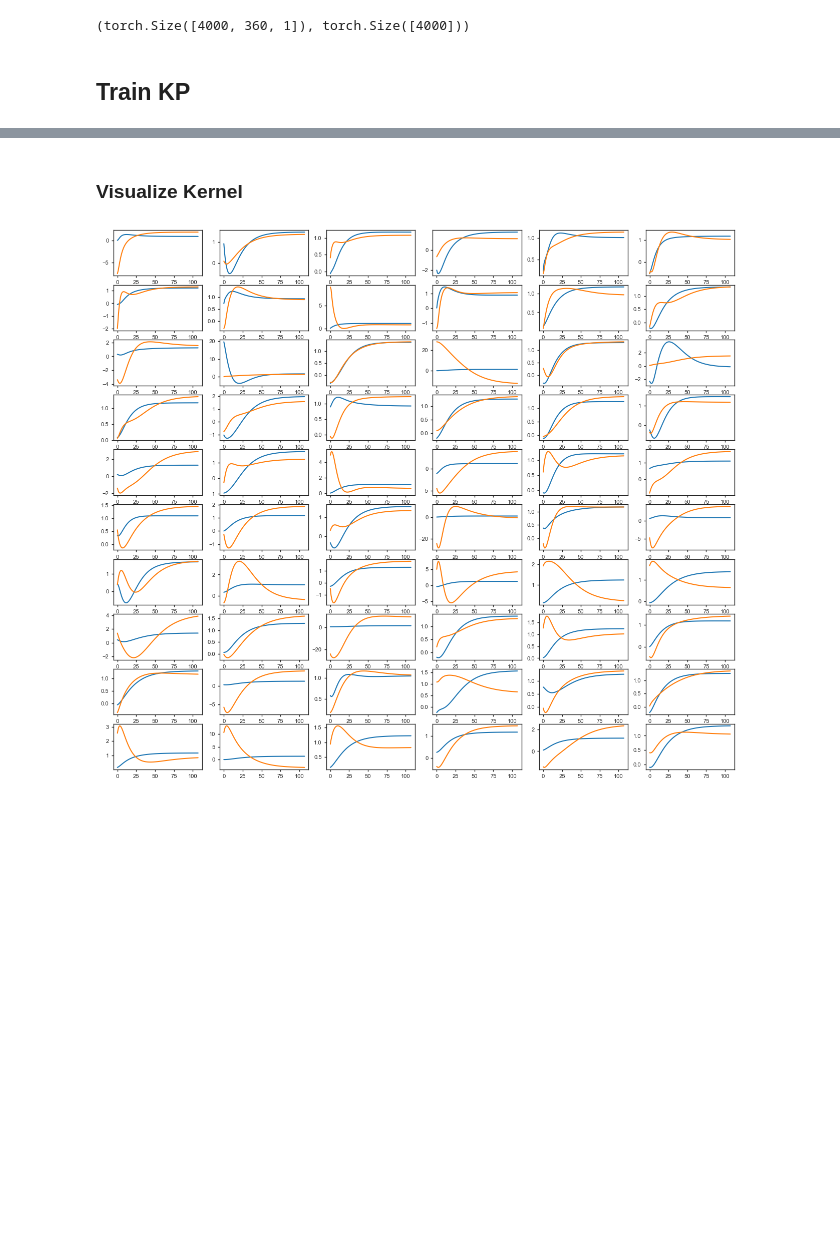
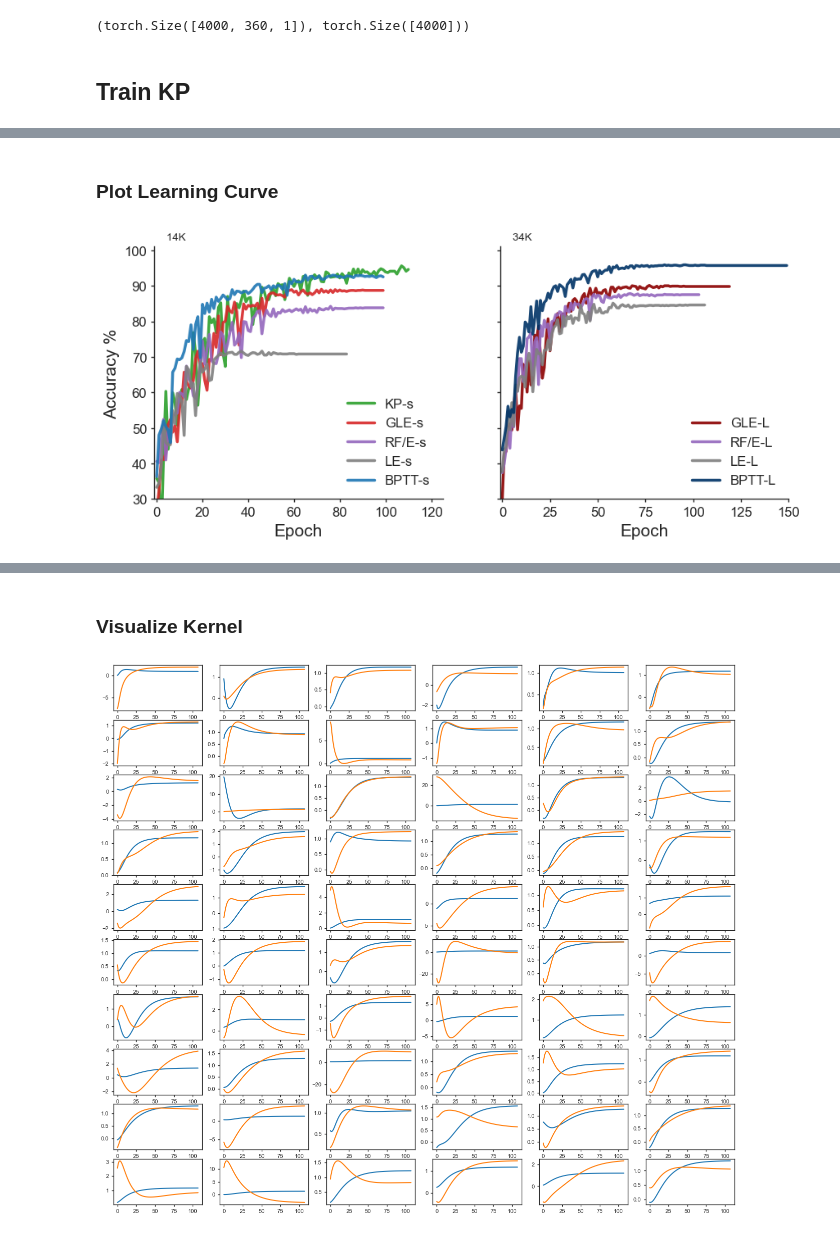
Before and after one commit to Baskin-LIU/Kernel-Propagation, a Jupyter notebook: Experiments/MNIST1D.ipynb, the cells around one changed output, grey strips where cells are left out. Drawn from its saved outputs; the diff is of its cells as text; code cells hidden in the pictures; blank space fills up the shorter version.

Commit message:
All skip

```diff
--- a/Experiments/MNIST1D.ipynb
+++ b/Experiments/MNIST1D.ipynb
@@ -252,0 +244,15 @@ plt.plot(loss_record)
+# %%
+save_dict = {'acc':np.array(acc_record), 'loss':np.array(loss_record), 'seed':seed, 'error_signal':(error_window, error_steps)}
+with open(save_path, 'rb') as handle:
+    All_record = pickle.load(handle)
+group = 'Small' if small_model else 'Large'
+if Skip:
+    group = 'Skip'
+#All_record[group][Method].append(save_dict)
+All_record["Error_Occ"] = {}
+All_record["Error_Occ"][group]=[save_dict]
+
+with open(save_path, 'wb') as handle:
+    pickle.dump(All_record, handle, protocol=pickle.HIGHEST_PROTOCOL)
+
+All_record
@@ -252,0 +277,52 @@ plt.plot(loss_record)
+# %% [markdown]
+### Plot Learning Curve
+# %%
+plot_config = {'Large': {'KP':[darkgreen, 'KP-L'],
+                         'BPTT': [darkblue, 'BPTT-L'],
+                         'GLE': [darkred, 'GLE-L'],
+                         'RF/E': [purple, 'RF/E-L'],
+                         'LE': [gray, 'LE-L'],
+                         },
+               'Small': {'KP': [green, 'KP-s'],
+                         'BPTT': [blue, 'BPTT-s'],
+                         'GLE': [red, 'GLE-s'],
+                         'RF/E': [purple, 'RF/E-s'],
+                         'LE': [gray, 'LE-s'],
+                         },
+                'Skip': {'KP': [darkgreen, 'KP'],
+                         'BPTT': [darkblue, 'BPTT'],
+                         }
+               }
+
+### Large and Small model ###
+fig, axs = plt.subplots(1, 2, figsize=(10, 4), sharey=True)
+for i, group in enumerate(['Small', 'Large']):
+  axs[i].spines['top'].set_visible(False)
+  axs[i].spines['right'].set_visible(False)
+  axs[i].tick_params(axis='both', which='major', labelsize=12)
+  for method in All_record[group].keys():
+      record = All_record[group][method]
+      if method=='n_param' or len(record)==0:
+          continue
+      color, label = plot_config[group][method]
+      for re in record:
+          # if group=='Large' and len(re['acc'])<150:
+          #     re['acc'] = np.pad(re['acc'], (0, 150-len(re['acc'])), mode = 'edge')
+          #     re['loss'] = np.pad(re['loss'], (0, 150-len(re['loss'])), mode = 'edge')
+          axs[i].plot(re['acc'], label=label, color=color, linewidth=2.5, alpha=0.9)
+
+axs[0].set_ylim(30, 101)
+axs[0].set_xlim(-1, 125)
+axs[1].set_xlim(-1, 150)
+axs[0].set_xlabel('Epoch', fontsize = 15)
+axs[1].set_xlabel('Epoch', fontsize = 15)
+axs[0].set_ylabel('Accuracy %', fontsize = 15)
+#axs[1].set_ylabel('Accuracy %', fontsize = 15)
+axs[0].set_title('    14K', loc='left')
+axs[1].set_title('    34K', loc='left')
+
+axs[0].legend(loc='lower right', fontsize = 12)
+axs[1].legend(loc='lower right', fontsize = 12)
+plt.show()
+# %% [output]
+[figure, added]
```
Also changed, not shown: parts of 16 cells of this notebook, 23 other files.
